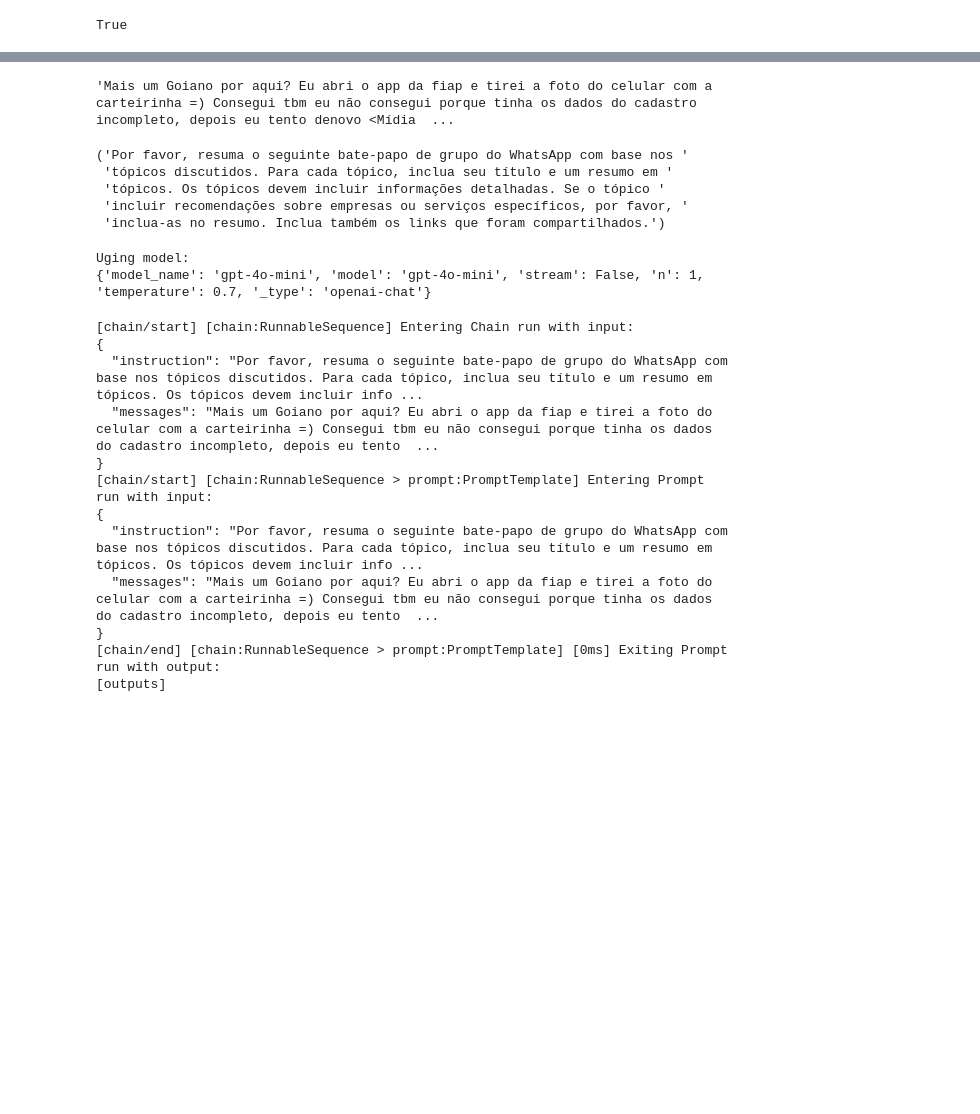
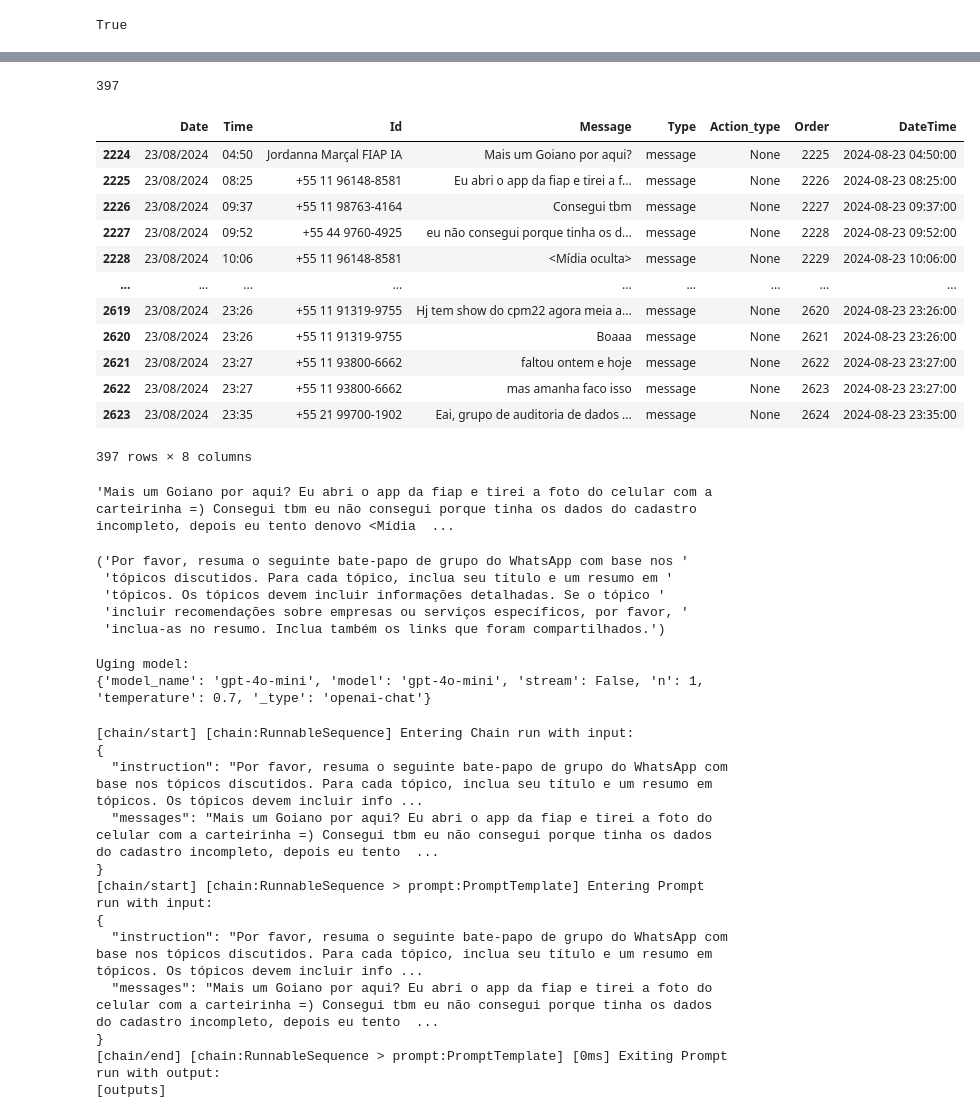
Before and after one commit to brunoconterato/Whatstics, a Jupyter notebook: src/summarizer.ipynb, the cells around one changed output, grey strips where cells are left out. Drawn from its saved outputs; the diff is of its cells as text; code cells hidden in the pictures; blank space fills up the shorter version.

Commit message:
feat: date filter

```diff
--- a/src/summarizer.ipynb
+++ b/src/summarizer.ipynb
@@ -1,3 +1,6 @@
+# %%
+START_DATE = "2024-08-23"
+END_DATE = "2024-08-23"
 # %%
 from dotenv import load_dotenv
 
@@ -113,6 +116,9 @@ def parse_whatsapp_history(file_path):
     # Cria linha de ordem
     df["Order"] = range(1, len(df) + 1)
 
+    # parse columns date and time into a datetime column
+    df["DateTime"] = pd.to_datetime(df["Date"].astype(str) + " " + df["Time"].astype(str))
+
     return df
 
 
@@ -142,3 +160,32 @@ messages_df.head()
+# %%
+from datetime import datetime, timedelta
+
+# Convert strings to datetime objects
+start_datetime = datetime.strptime(START_DATE, "%Y-%m-%d")
+end_datetime = datetime.strptime(END_DATE, "%Y-%m-%d") + timedelta(days=1)
+
+messages_df = history[
+    (history["Type"] == "message")
+    & (history["DateTime"] >= start_datetime)
+    & (history["DateTime"] < end_datetime)
+]
+print(len(messages_df))
+messages_df
+# %% [output]
+397
+|  | Date | Time | Id | Message | Type | Action_type | Order | DateTime |
+| 2224 | 23/08/2024 | 04:50 | Jordanna Marçal FIAP IA | Mais um Goiano por aqui? | message | None | 2225 | 2024-08-23 04:50:00 |
+| 2225 | 23/08/2024 | 08:25 | +55 11 96148-8581 | Eu abri o app da fiap e tirei a f... | message | None | 2226 | 2024-08-23 08:25:00 |
+| 2226 | 23/08/2024 | 09:37 | +55 11 98763-4164 | Consegui tbm | message | None | 2227 | 2024-08-23 09:37:00 |
+| 2227 | 23/08/2024 | 09:52 | +55 44 9760-4925 | eu não consegui porque tinha os d... | message | None | 2228 | 2024-08-23 09:52:00 |
+| 2228 | 23/08/2024 | 10:06 | +55 11 96148-8581 | <Mídia oculta> | message | None | 2229 | 2024-08-23 10:06:00 |
+| ... | ... | ... | ... | ... | ... | ... | ... | ... |
+| 2619 | 23/08/2024 | 23:26 | +55 11 91319-9755 | Hj tem show do cpm22 agora meia a... | message | None | 2620 | 2024-08-23 23:26:00 |
+| 2620 | 23/08/2024 | 23:26 | +55 11 91319-9755 | Boaaa | message | None | 2621 | 2024-08-23 23:26:00 |
+| 2621 | 23/08/2024 | 23:27 | +55 11 93800-6662 | faltou ontem e hoje | message | None | 2622 | 2024-08-23 23:27:00 |
+| 2622 | 23/08/2024 | 23:27 | +55 11 93800-6662 | mas amanha faco isso | message | None | 2623 | 2024-08-23 23:27:00 |
+| 2623 | 23/08/2024 | 23:35 | +55 21 99700-1902 | Eai, grupo de auditoria de dados ... | message | None | 2624 | 2024-08-23 23:35:00 |
+397 rows × 8 columns
 # %%
 from pprint import pprint
 
```
Also changed, not shown: parts of 8 cells of this notebook.
